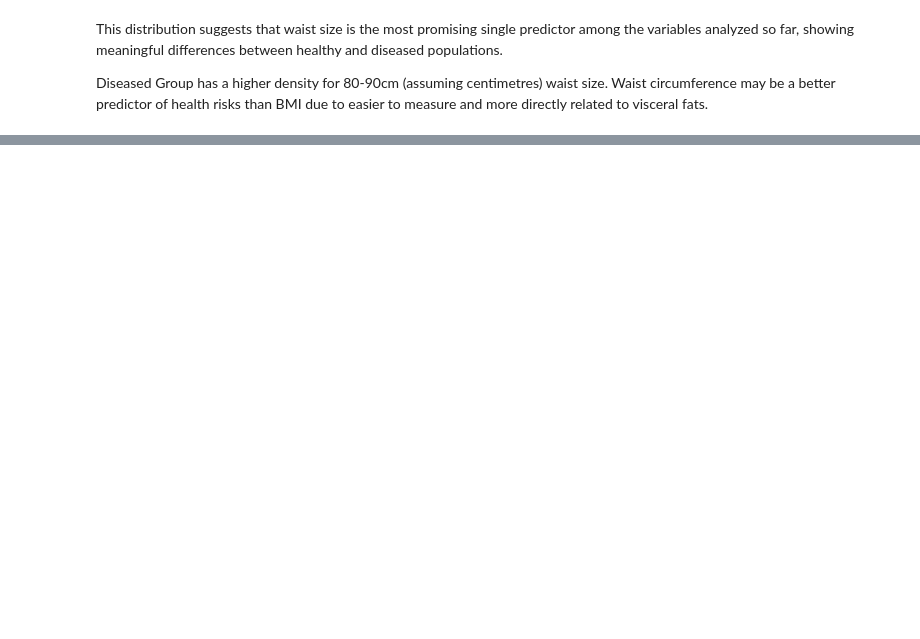
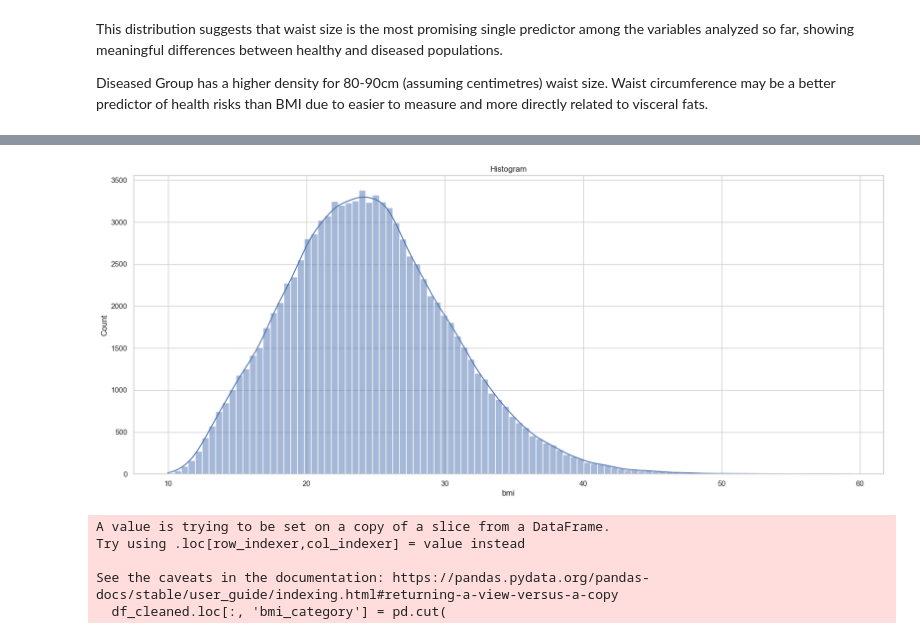
Before and after one commit to Angela-ChongMJ-1162081/1162081, a Jupyter notebook: disease_risk_from_daily_habits.ipynb, the cells around one changed output, grey strips where cells are left out. Cells and saved outputs as stored; diff of their text form; code cells hidden in the pictures; blank space fills up the shorter version.

```diff
--- a/disease_risk_from_daily_habits.ipynb
+++ b/disease_risk_from_daily_habits.ipynb
@@ -500,0 +529,22 @@ Diseased Group has a higher density for 80-90cm (assuming centimetres) waist siz
+# %%
+sns.set_theme(style='whitegrid')
+plt.figure(figsize=(20, 8))
+
+sns.histplot(df_cleaned['bmi'], bins=100, kde=True)
+plt.title("Histogram")
+plt.show()
+# %% [output]
+[figure, added]
+# %%
+# Categorizes bmi - underweight (below 18.5), healthy weight (18.5–24.9), overweight (25.0–29.9), and obese (30.0 or greater))
+df_cleaned.loc[:, 'bmi_category'] = pd.cut(
+    df_cleaned['bmi'],
+    bins=[0, 18.5, 24.9, 29.9, float('inf')],
+    labels=['0-18.4', '18.5-24.8', '24.9-29.8', '29.9+']
+)
+# %% [output]
+A value is trying to be set on a copy of a slice from a DataFrame.
+Try using .loc[row_indexer,col_indexer] = value instead
+
+See the caveats in the documentation: https://pandas.pydata.org/pandas-docs/stable/user_guide/indexing.html#returning-a-view-versus-a-copy
+  df_cleaned.loc[:, 'bmi_category'] = pd.cut(
```
Also changed, not shown: parts of 31 cells of this notebook, 2 other files.
